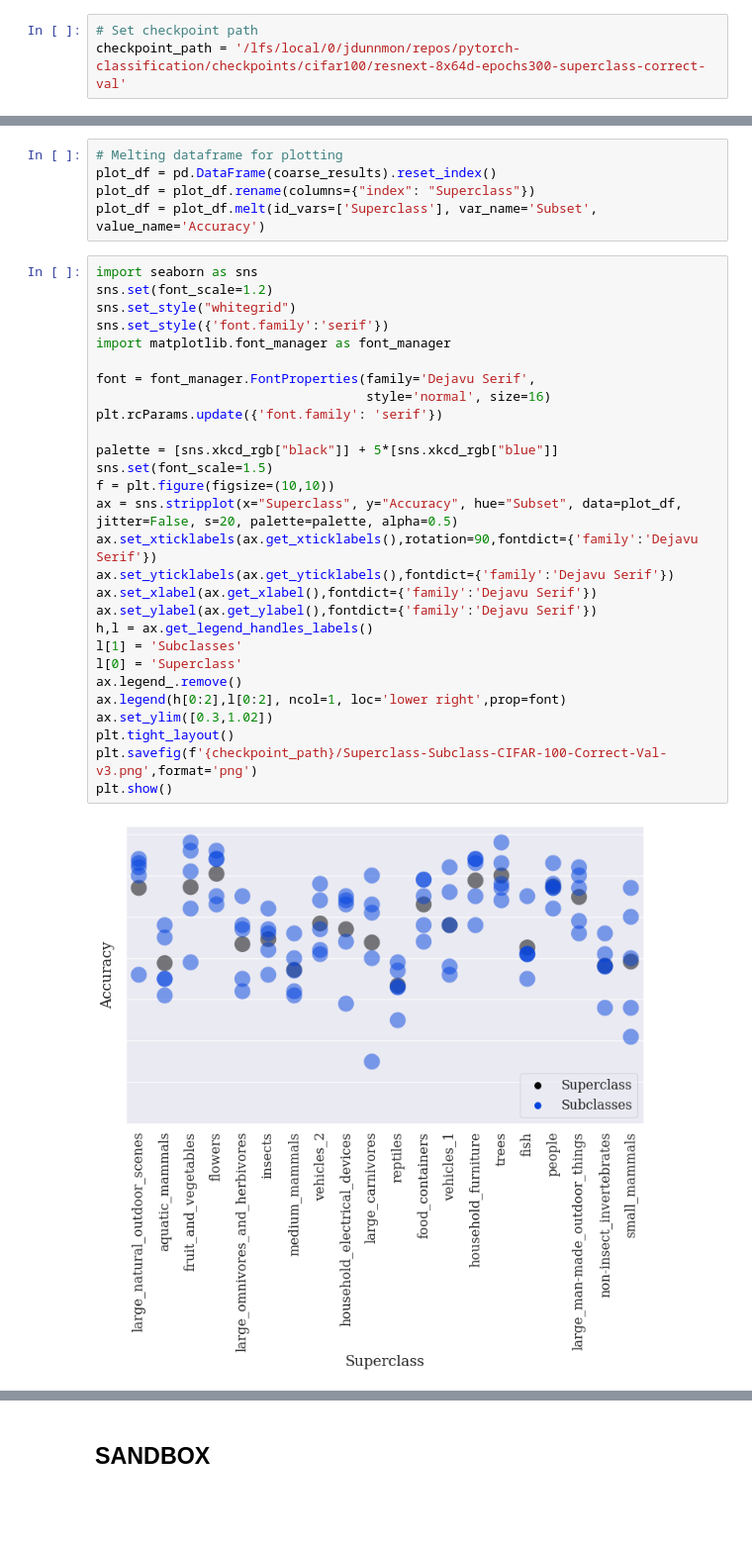
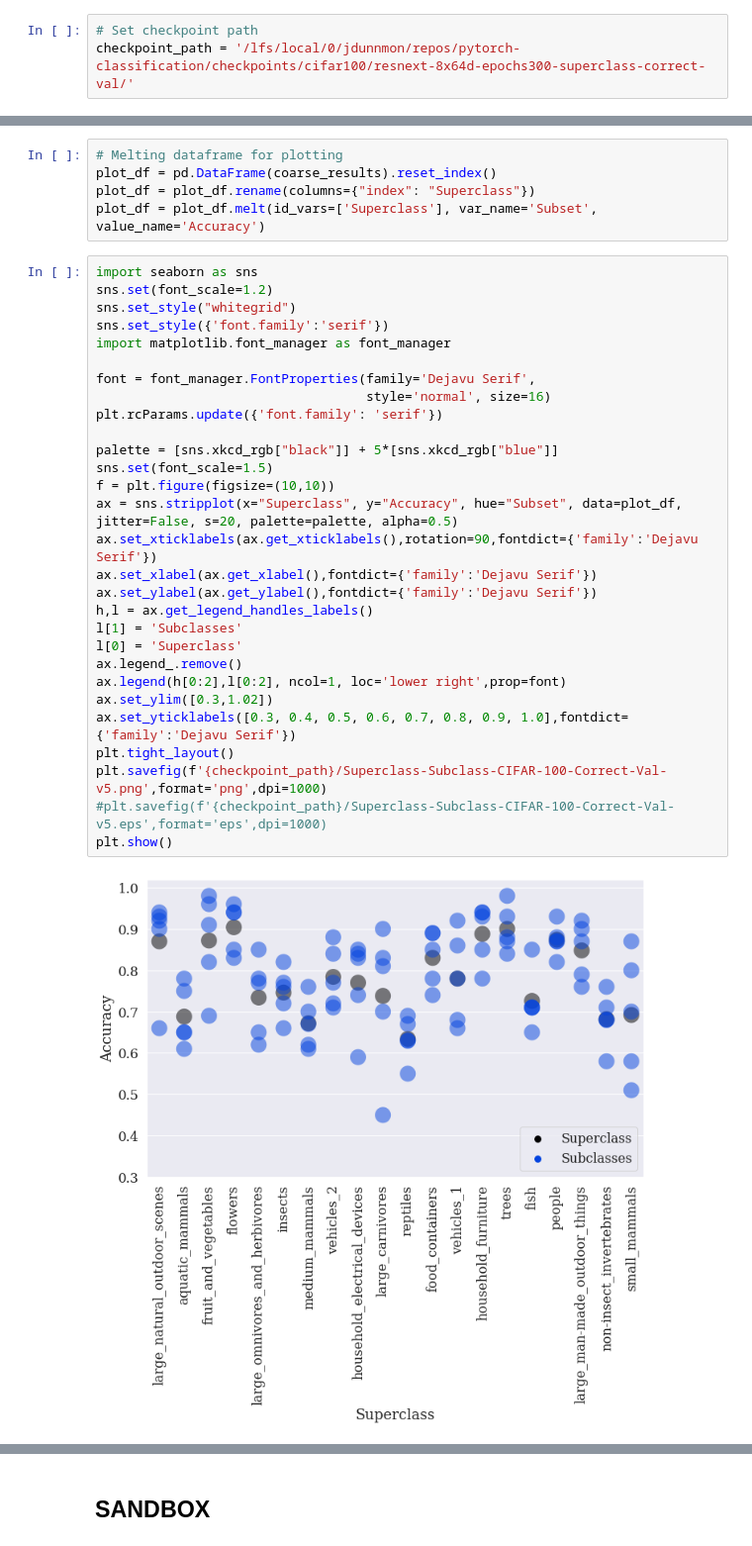
Before and after one commit to jdunnmon/pytorch-classification, a Jupyter notebook: notebooks/analyze-superclass-results-08-23.ipynb, the cells around one changed output, grey strips where cells are left out. Shown at 99% size. Cells and saved outputs as stored; diff of their text form; blank space fills up the shorter version.

```diff
--- a/notebooks/analyze-superclass-results-08-23.ipynb
+++ b/notebooks/analyze-superclass-results-08-23.ipynb
@@ -13,7 +13,7 @@ The autoreload extension is already loaded. To reload it, use:
 The history saving thread hit an unexpected error (OperationalError('attempt to write a readonly database',)).History will not be written to the database.
 # %%
 # Set checkpoint path
-checkpoint_path = '/lfs/local/0/jdunnmon/repos/pytorch-classification/checkpoints/cifar100/resnext-8x64d-epochs300-superclass-correct-val'
+checkpoint_path = '/lfs/local/0/jdunnmon/repos/pytorch-classification/checkpoints/cifar100/resnext-8x64d-epochs300-superclass-correct-val/'
 # %%
 from analysis.analysis_utils import load_trained_model, fetch_dataloaders
 import models.cifar as models
@@ -144,30 +144,31 @@ plot_df = plot_df.melt(id_vars=['Superclass'], var_name='Subset', value_name='Ac
 # %%
 import seaborn as sns
 sns.set(font_scale=1.2)
 sns.set_style("whitegrid")
 sns.set_style({'font.family':'serif'})
 import matplotlib.font_manager as font_manager
 
 font = font_manager.FontProperties(family='Dejavu Serif',
                                    style='normal', size=16)
 plt.rcParams.update({'font.family': 'serif'})
 
 palette = [sns.xkcd_rgb["black"]] + 5*[sns.xkcd_rgb["blue"]]
 sns.set(font_scale=1.5)
 f = plt.figure(figsize=(10,10))
 ax = sns.stripplot(x="Superclass", y="Accuracy", hue="Subset", data=plot_df, jitter=False, s=20, palette=palette, alpha=0.5)
 ax.set_xticklabels(ax.get_xticklabels(),rotation=90,fontdict={'family':'Dejavu Serif'})
-ax.set_yticklabels(ax.get_yticklabels(),fontdict={'family':'Dejavu Serif'})
 ax.set_xlabel(ax.get_xlabel(),fontdict={'family':'Dejavu Serif'})
 ax.set_ylabel(ax.get_ylabel(),fontdict={'family':'Dejavu Serif'})
 h,l = ax.get_legend_handles_labels()
 l[1] = 'Subclasses'
 l[0] = 'Superclass'
 ax.legend_.remove()
 ax.legend(h[0:2],l[0:2], ncol=1, loc='lower right',prop=font)
 ax.set_ylim([0.3,1.02])
+ax.set_yticklabels([0.3, 0.4, 0.5, 0.6, 0.7, 0.8, 0.9, 1.0],fontdict={'family':'Dejavu Serif'})
 plt.tight_layout()
-plt.savefig(f'{checkpoint_path}/Superclass-Subclass-CIFAR-100-Correct-Val-v3.png',format='png')
+plt.savefig(f'{checkpoint_path}/Superclass-Subclass-CIFAR-100-Correct-Val-v5.png',format='png',dpi=1000)
+#plt.savefig(f'{checkpoint_path}/Superclass-Subclass-CIFAR-100-Correct-Val-v5.eps',format='eps',dpi=1000)
 plt.show()
 # %% [output]
-[figure, old version]
+[figure, new version]
```
Also changed, not shown: parts of 2 cells of this notebook, 2 other files.
